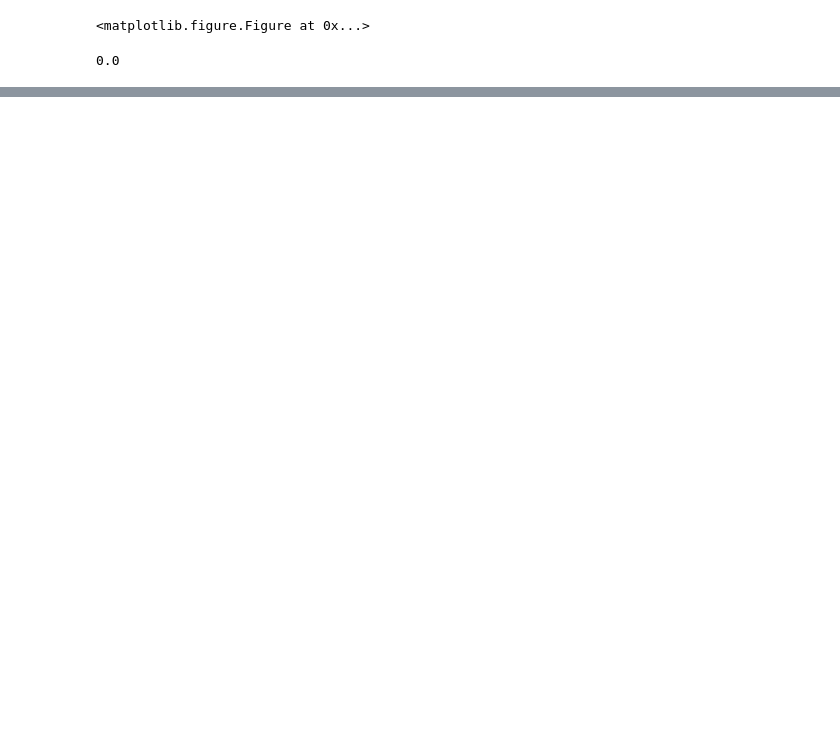
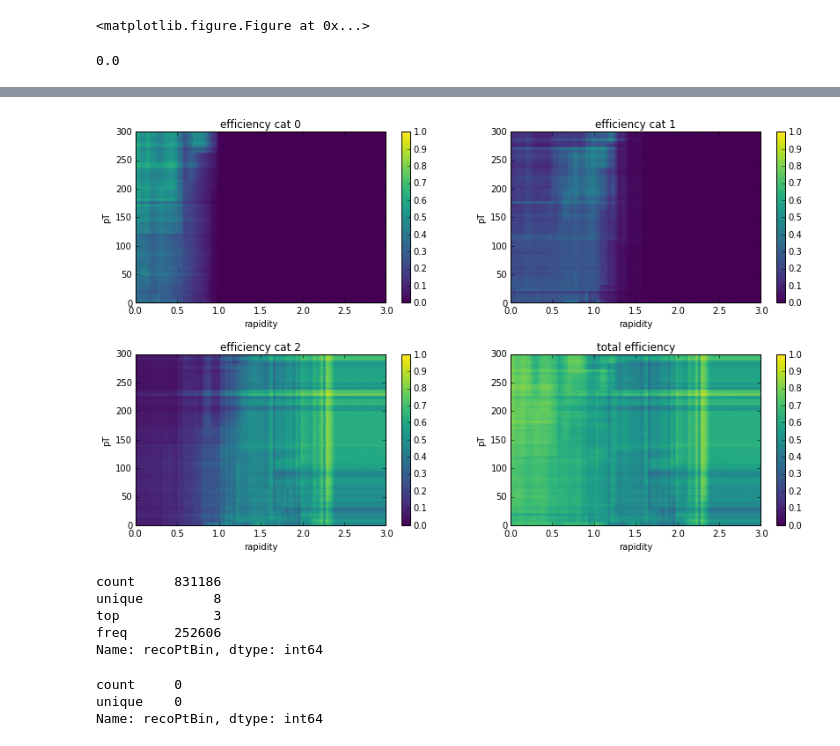
Before and after one commit to jandrejk/higgs_model_dep, a Jupyter notebook: Learn.ipynb, the cells around one changed output, grey strips where cells are left out. Drawn from its saved outputs; the diff is of its cells as text; code cells hidden in the pictures; blank space fills up the shorter version.

```diff
--- a/Learn.ipynb
+++ b/Learn.ipynb
@@ -284,0 +360,27 @@ for iclass in xrange(3):
+# %%
+plt.figure(figsize=(14,8))
+
+cmap=cmap=plt.cm.viridis
+
+for iclass in xrange(3):
+    plt.subplot(2, 2, iclass+1)
+
+    plt.hexbin(y=grid[:,0],x=grid[:,1],C=predict_grido[:,iclass+1],cmap=cmap,vmin=0,vmax=1)
+    plt.ylabel("pT")
+    plt.xlabel("rapidity")
+    plt.title("efficiency cat %d" % iclass)
+    plt.colorbar()
+    #plt.colorbar()
+
+plt.subplot(2, 2, 4)
+plt.hexbin(y=grid[:,0],x=grid[:,1],C=sel_effo,cmap=cmap,vmin=0,vmax=1)
+plt.ylabel("pT")
+plt.xlabel("rapidity")
+plt.title("total efficiency")
+plt.subplots_adjust(hspace=0.3)
+
+plt.colorbar()
+#plt.show()
+plt.savefig("plots/gbr_eff.pdf")
+# %% [output]
+[figure, added]
@@ -284,0 +394,24 @@ for iclass in xrange(3):
+# %%
+recoPtBins=[-100,0,15,30,60,120,160,180,200,1000]
+recoPtLabels = [-1]+range(len(recoPtBins)-2)
+
+#del df['recoPtBin']
+
+df['recoPtBin'] = pd.cut(df['recoPt'],bins=recoPtBins,labels=recoPtLabels)
+#df['recoPtBin'] =df['recoPtBin'].fillna(-1)
+df['recoPtBin'].describe()
+# %% [output]
+count     831186
+unique         8
+top            3
+freq      252606
+Name: recoPtBin, dtype: int64
+# %%
+sub=df[ df['class'] == -1 ]
+#sub['recoPtBin'] = np.full(sub.index.size,-1)
+#sub['recoPtBin']=sub['recoPtBin'].fillna(-1)
+sub['recoPtBin'].describe()
+# %% [output]
+count     0
+unique    0
+Name: recoPtBin, dtype: int64
```
Also changed, not shown: parts of 34 cells of this notebook, 4 other files.
